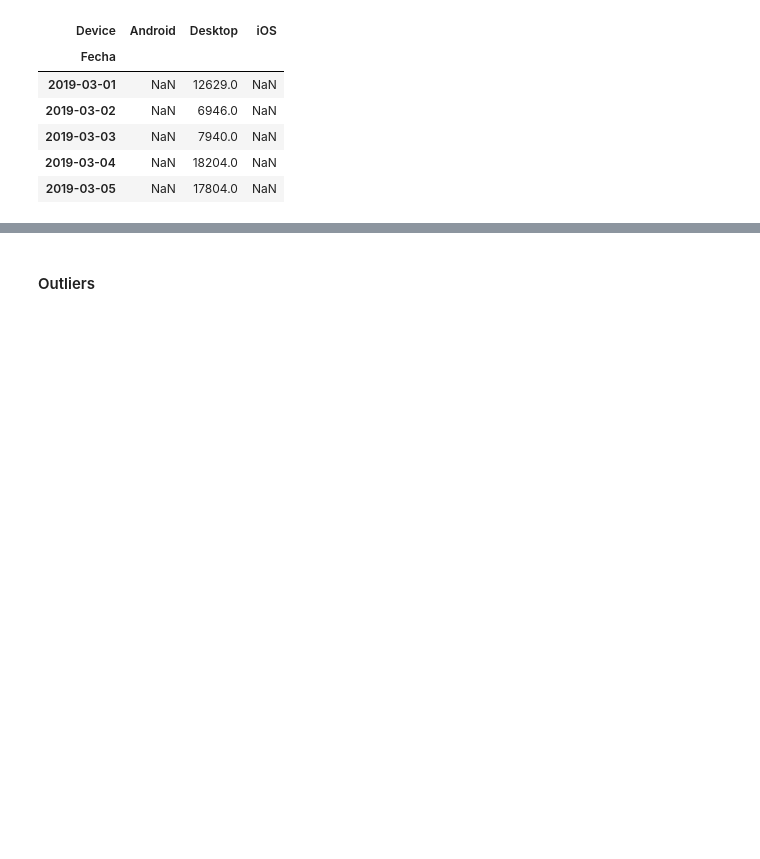
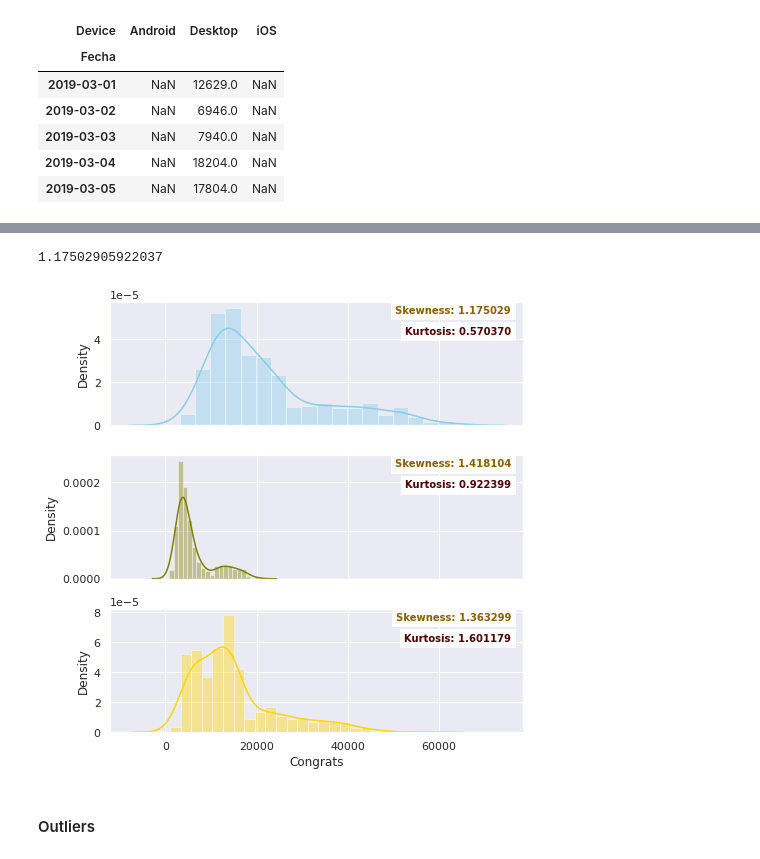
Before and after one commit to feliperichard/Mentoria, a Jupyter notebook: TP1_Analisis_y_Visualizacion/Tp1_analisis_y_visualizacion_Grupo_2.ipynb, the cells around one changed output, grey strips where cells are left out. Saved outputs shown, nothing was run; the diff lists cells and outputs as text; code cells hidden in the pictures; blank space fills up the shorter version.

```diff
--- a/TP1_Analisis_y_Visualizacion/Tp1_analisis_y_visualizacion_Grupo_2.ipynb
+++ b/TP1_Analisis_y_Visualizacion/Tp1_analisis_y_visualizacion_Grupo_2.ipynb
@@ -300,6 +299,8 @@ tdf_m[cols_plot].plot(linewidth=1)
 #### Distribution
 # %%
 tdf_And = td1.loc[td1["Device"].isin(["Android"]),:]
+tdf_iOS = td1.loc[td1["Device"].isin(["iOS"]),:]
+tdf_Dk = td1.loc[td1["Device"].isin(["Desktop"]),:]
 tdf_And.head()
 # %% [output]
 |  | flow | Site | Device | Loading | Shipping | Payments | Review | Congrats |
@@ -330,3 +330,29 @@ seaborn.displot(tdf_And["Congrats"],kde=True)
+# %%
+tdf_And["Congrats"].skew()
+# %% [output]
+1.17502905922037
+# %%
+import matplotlib.pyplot as plt
+
+f, axes = plt.subplots(3, 1, figsize=(7, 7), sharex=True)
+sns.distplot(tdf_And["Congrats"], color="skyblue", ax=axes[0])
+sns.distplot(tdf_iOS["Congrats"], color="olive", ax=axes[1])
+sns.distplot(tdf_Dk["Congrats"], color="gold", ax=axes[2])
+
+array = [ tdf_And["Congrats"], tdf_iOS["Congrats"],tdf_Dk["Congrats"]]
+
+
+for i, ax in enumerate(axes.reshape(-1)):
+  ax.text(x=0.97, y=0.97, transform=ax.transAxes, s="Skewness: %f" % array[i].skew(),\
+        fontweight='demibold', fontsize=10, verticalalignment='top', horizontalalignment='right',\
+        backgroundcolor='white', color='xkcd:poo brown')
+  ax.text(x=0.97, y=0.80, transform=ax.transAxes, s="Kurtosis: %f" % array[i].kurt(),\
+        fontweight='demibold', fontsize=10, verticalalignment='top', horizontalalignment='right',\
+        backgroundcolor='white', color='xkcd:dried blood')
+
+plt.tight_layout()
+# %% [output]
+[figure, added]
 # %% [markdown]
 #### Outliers
 # %%
```
Also changed, not shown: parts of 3 cells of this notebook.
